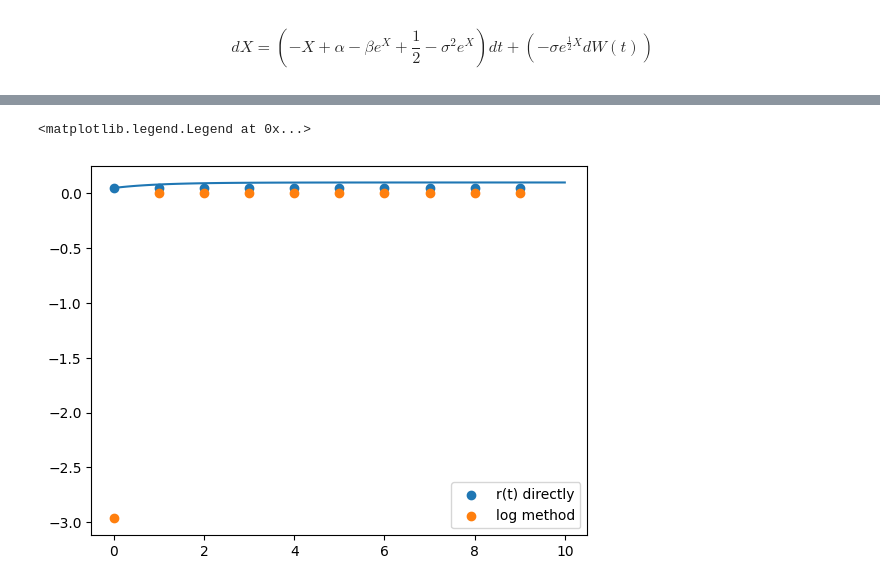
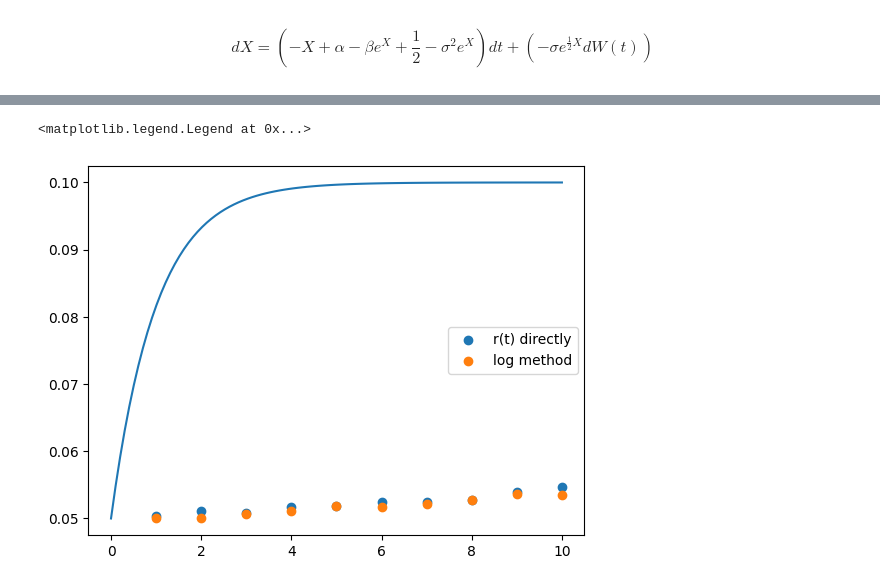
Before and after one commit to jakekali/Financial_Signal_Proccessing_Toolkit, a Jupyter notebook: examples/Cox-Ingersoll-RossInterestRateModel.ipynb, the cells around one changed output, grey strips where cells are left out. Drawn from its saved outputs; the diff is of its cells as text; code cells hidden in the pictures.

```diff
--- a/examples/Cox-Ingersoll-RossInterestRateModel.ipynb
+++ b/examples/Cox-Ingersoll-RossInterestRateModel.ipynb
@@ -41,6 +41,7 @@ cir = stochCalc.SDE(X0=r, lambda_t=0.01, N=10, Beta=Beta, Gamma=Gamma)
 paths = cir.getValidPaths(M=1000, greaterThanZero=False)
 path_summary = []
 
+path_0 = []
 path_1 = []
 path_2 = []
 path_3 = []
@@ -53,6 +54,7 @@ path_9 = []
 
 
 for i, pather in enumerate(paths):
+    path_0.append(np.exp(pather[0]))
     path_1.append(pather[1])
     path_2.append(pather[2])
     path_3.append(pather[3])
@@ -185,0 +171,7 @@ The sample mean/std at time n= 10  is mean= 0.0  and std= 0.0
+# %%
+reg = stochCalc.SDE_Efficient(X0=np.log(r), lambda_t=(0.01), N=10, M=1000)
+reg.walk(Beta_log, Gamma_log)
+plt.plot(np.exp(reg.X.T))
+stats_log_mean = np.mean(np.exp(reg.X[:,:].T), axis=1)
+print(stats_log_mean)
+plt.show()
@@ -186,19 +182,19 @@ The sample mean/std at time n= 10  is mean= 0.0  and std= 0.0
 # %%
 #graph this line
 def rt_mean(x):
     return np.exp(-beta * x)*r + (alpha/beta) * (1-np.exp(-beta * x))
 def rt_var(x):
     return ((sigma**2) / beta) * r * (np.exp(-beta * x) - np.exp(-2 * beta * x)) + ((alpha * sigma**2)/2 * beta**2) * (1-2*np.exp(-2*beta*x) - np.exp(-2*beta*x))
 
 x_vals = np.linspace(0,10,100)
 
 plt.plot(x_vals, rt_mean(x_vals))
-plt.scatter(range(0,10), stats_straight_mean, label="r(t) directly")
-plt.scatter(range(0,10), stats_log_mean, label="log method")
+plt.scatter(range(1,11), stats_straight_mean, label="r(t) directly")
+plt.scatter(range(1,11), stats_log_mean, label="log method")
 plt.legend()
 # %% [output]
 <matplotlib.legend.Legend at 0x...>
-[figure, old version]
+[figure, new version]
 # %%
 plt.plot(x_vals, rt_var(x_vals))
 plt.scatter(range(0,10), stats_straight_std, label="r(t) directly")
```
Also changed, not shown: parts of 7 cells of this notebook, 3 other files.
